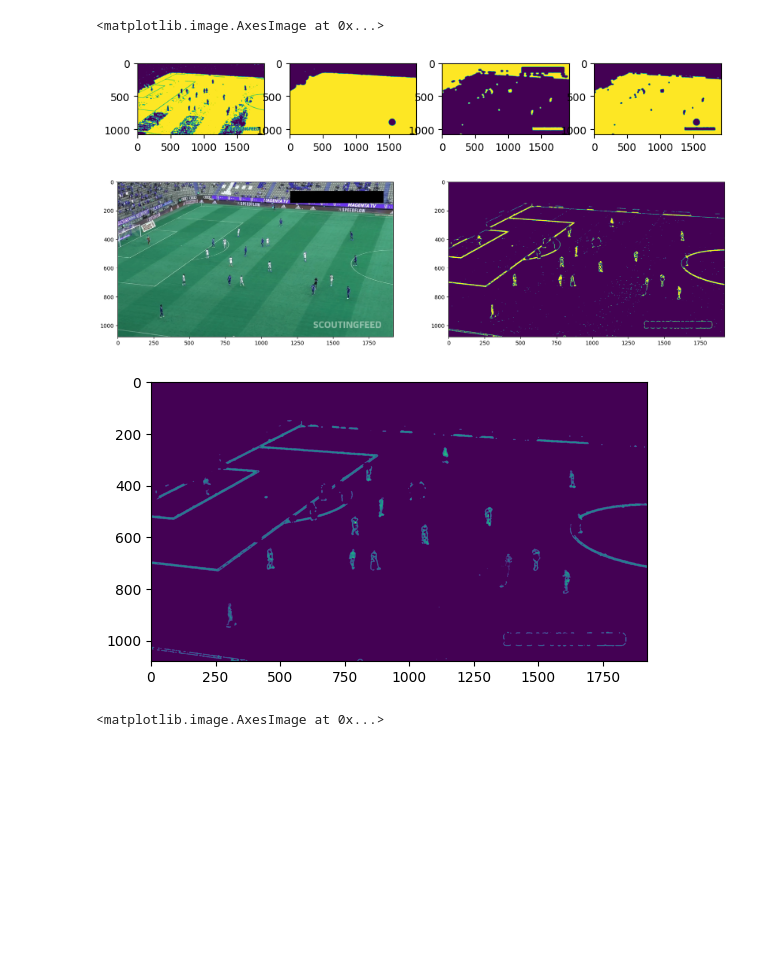
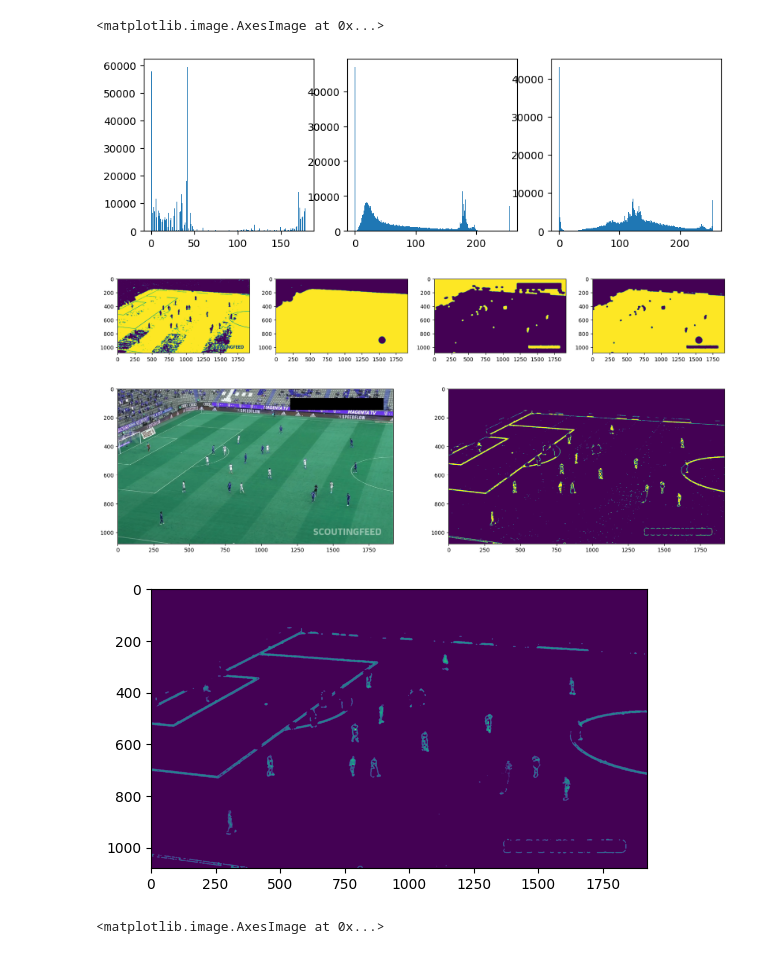
Before and after one commit to OnionKiller/green-field-experiment, a Jupyter notebook: test.ipynb, the cells around one changed output. Cells and saved outputs as stored; diff of their text form; code cells hidden in the pictures; blank space fills up the shorter version.

Commit message:
add histogram to check on the masked values.  Based on this the outlyers may be easier to find.

```diff
--- a/test.ipynb
+++ b/test.ipynb
@@ -29,11 +29,8 @@ v_l,v_h = np.percentile(hsv[:,:,2],[5,95])
 lower_green = np.array([h_l,s_l,v_l])
 upper_green = np.array([h_h,s_h,v_h])
 
-# define the base green mask
-mask = cv2.inRange(hsv, lower_green, upper_green)
 
-
-# define edge avere mask
+# define edge avare mask
 adt_mask = cv2.adaptiveThreshold(gray,255,adaptiveMethod=cv2.ADAPTIVE_THRESH_GAUSSIAN_C,thresholdType=cv2.THRESH_BINARY,blockSize=11,C=5)
 # define edge avare inverted
 adt_mask_inv  = cv2.bitwise_not(adt_mask)
@@ -46,9 +43,11 @@ viewer_mask = cv2.erode(viewer_mask,cv2.getStructuringElement(cv2.MORPH_ELLIPSE,
 #under estimate mask size
 viewer_mask = cv2.dilate(viewer_mask,cv2.getStructuringElement(cv2.MORPH_ELLIPSE,(21,21)))
 
-
 #compensate gaussian kernel
 viewer_mask_inv = cv2.bitwise_not(viewer_mask)
+
+# define the base green mask
+mask = cv2.inRange(hsv, lower_green, upper_green)
 
 #remove noise from the green mask
 eroded_mask = cv2.erode(mask,cv2.getStructuringElement(cv2.MORPH_ELLIPSE,(9,5)))
@@ -58,45 +57,53 @@ main_morph_mask = cv2.erode(main_morph_mask_int,cv2.getStructuringElement(cv2.MO
 
 #remove viewers from morph mask
 field_mask = cv2.bitwise_and(main_morph_mask,viewer_mask_inv)
-#remove holes again
+
+#extend mask
+main_morph_mask_ext = cv2.dilate(eroded_mask,cv2.getStructuringElement(cv2.MORPH_ELLIPSE,(21,21)))
+plt.figure(figsize=(10,3))
+for i in range(3):
+    masked_data = np.ma.masked_array(hsv[:,:,i],mask=main_morph_mask_ext)
+    plt.subplot(131 + i)
+    plt.hist(masked_data.compressed(),bins=255)
 
 #visuals
-plt.figure(figsize=(10,3))
+plt.figure(figsize=(20,3))
 plt.subplot(141)
 plt.imshow(mask)
 plt.subplot(142)
 plt.imshow(main_morph_mask)
 plt.subplot(143)
 plt.imshow(viewer_mask)
 plt.subplot(144)
 plt.imshow(field_mask)
 
 #mask lines on the filed with the green mask == white lines on the footballfield, and players
 composite_mask = cv2.bitwise_and(field_mask,adt_mask_inv)
 
 #make the lines non edges
 dilated_comp_mask = cv2.dilate(composite_mask,cv2.getStructuringElement(cv2.MORPH_ELLIPSE,(5,5)))
 composite_mask = cv2.erode(dilated_comp_mask,cv2.getStructuringElement(cv2.MORPH_ELLIPSE,(5,5)))
 
 #visuals
 plt.figure( figsize=(20,10))
 plt.subplot(121)
 plt.imshow(img)
 plt.subplot(122)
 plt.imshow(composite_mask)
 
 res = cv2.bitwise_and(img, img, mask=composite_mask)
 res_bgr = cv2.cvtColor(res,cv2.COLOR_HSV2BGR)
 plt.figure()
 plt.imshow(res)
 img_blur = cv2.medianBlur(res_bgr ,5)
 img_gray = cv2.cvtColor(img_blur ,cv2.COLOR_BGR2GRAY)
 plt.imshow(img_gray)
 # %% [output]
 <matplotlib.image.AxesImage at 0x...>
-[figure, old version]
+[figure, new version]
-[figure, old version]
+[figure, new version]
-[figure, old version]
+[figure, new version]
+[figure, added]
 # %%
 #threshold1 = cv2.getTrackbarPos("threshold1","Parameters")
 # threshold2 = cv2.getTrackbarPos("threshold2","Parameters")
```
